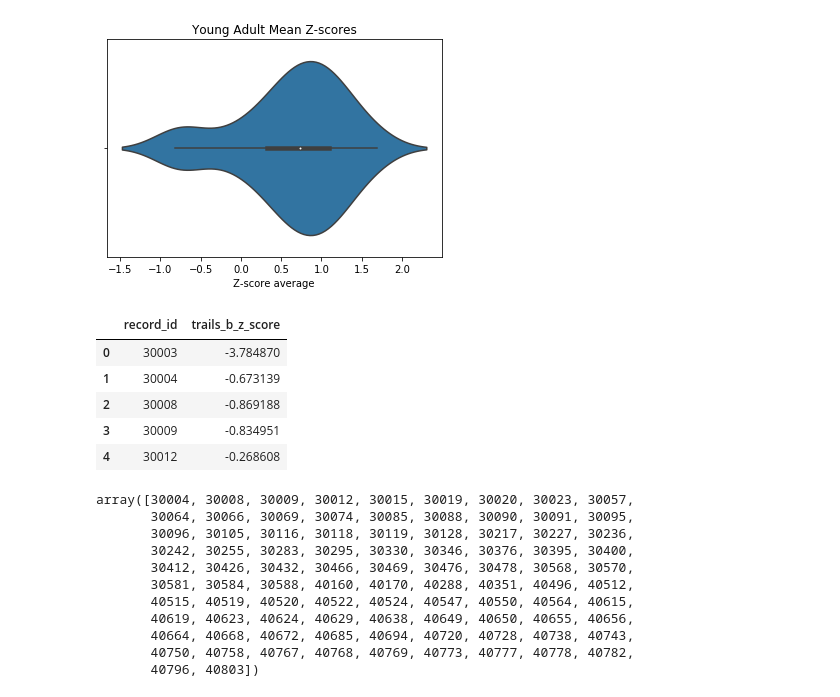
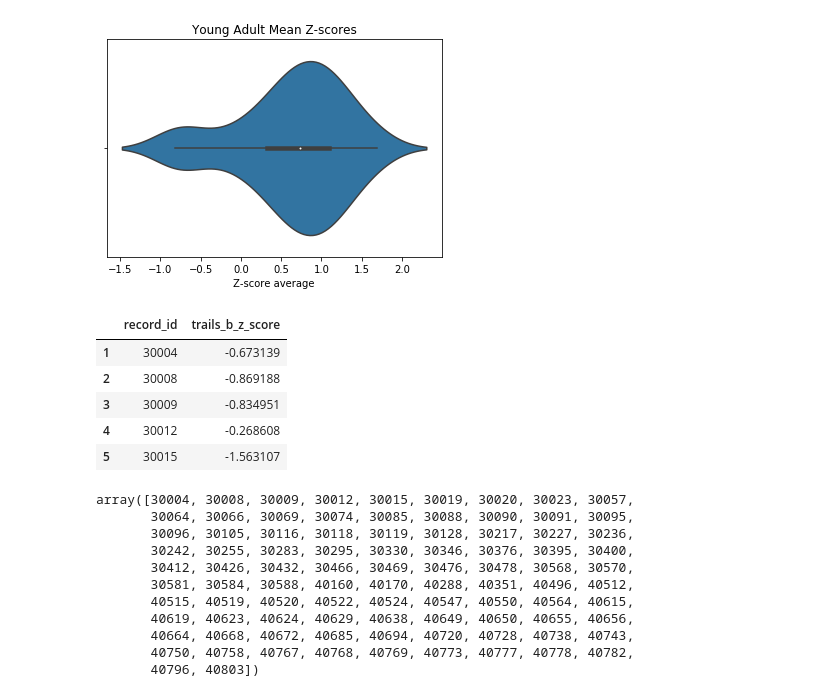
Before and after one commit to UTCogNeuroLab/adm_mri, a Jupyter notebook: analysis/ef_memory/neuropsych_analysis.ipynb, the cells around one changed output. Saved outputs shown, nothing was run; the diff lists cells and outputs as text; code cells hidden in the pictures.

```diff
--- a/analysis/ef_memory/neuropsych_analysis.ipynb
+++ b/analysis/ef_memory/neuropsych_analysis.ipynb
@@ -14,4 +15,8 @@ import numpy as np
 import matplotlib.pyplot as plt
 %matplotlib inline
 import seaborn as sns
+# %%
+from pathlib import Path
+home_dir = str(Path.home())
+work_dir = os.path.join(home_dir, 'Box/CogNeuroLab/Aging Decision Making R01')
 # %%
@@ -122,15 +127,16 @@ plt.title('Young Adult Mean Z-scores')
 Text(0.5, 1.0, 'Young Adult Mean Z-scores')
 [figure]
 # %%
-trails = pd.read_csv('/Users/megmcmahon/Box/CogNeuroLab/Aging Decision Making R01/Data/Neuropsych/AgingDecMemNeuropsyc_DATA_2019-06-12_0708.csv', usecols=['record_id', 'trails_b_z_score'])
+trails = pd.read_csv(os.path.join(work_dir, 'Data/Neuropsych/AgingDecMemNeuropsyc_DATA_2019-06-12_0708.csv'), usecols=['record_id', 'trails_b_z_score'])
+trails = trails[trails['record_id'].isin(rest_ids)]
 trails[:5]
 # %% [output]
 |  | record_id | trails_b_z_score |
-| 0 | 30003 | -3.784870 |
 | 1 | 30004 | -0.673139 |
 | 2 | 30008 | -0.869188 |
 | 3 | 30009 | -0.834951 |
 | 4 | 30012 | -0.268608 |
+| 5 | 30015 | -1.563107 |
 # %%
 rest_ids = np.concatenate((ya_rest_ids, oa_rest_ids))
 rest_ids
```
Also changed, not shown: parts of 16 cells of this notebook.
